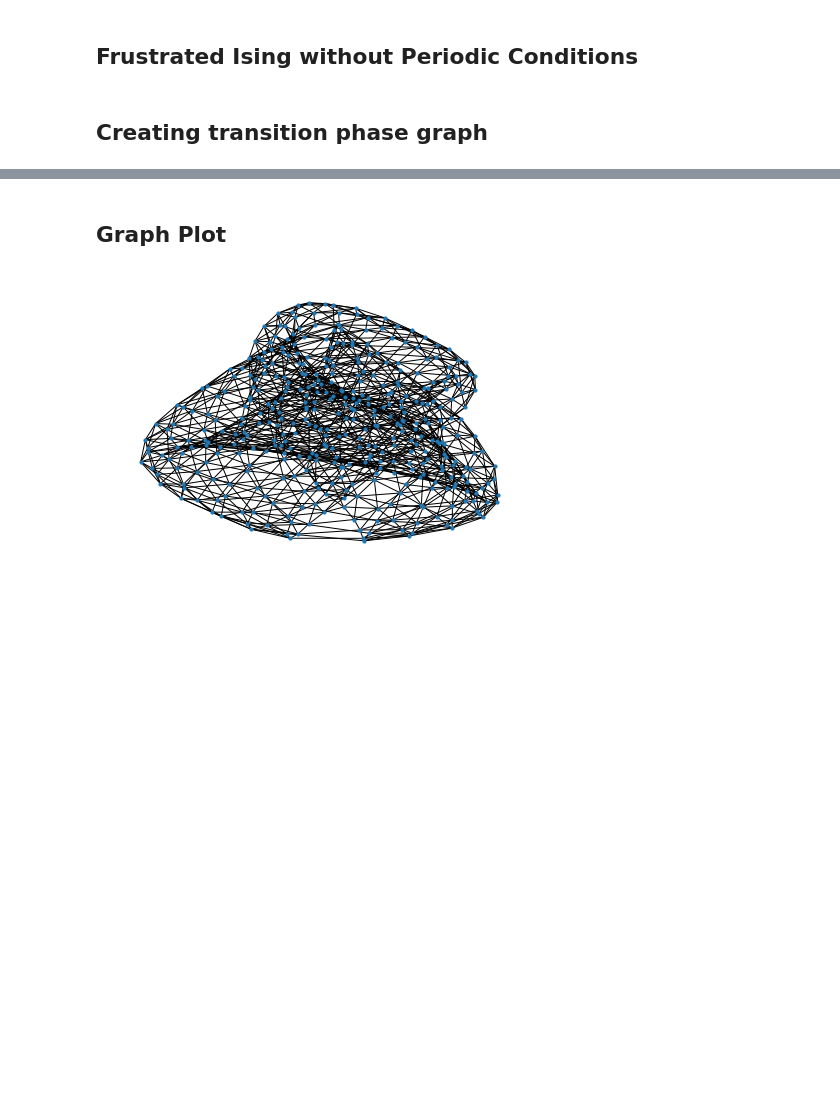
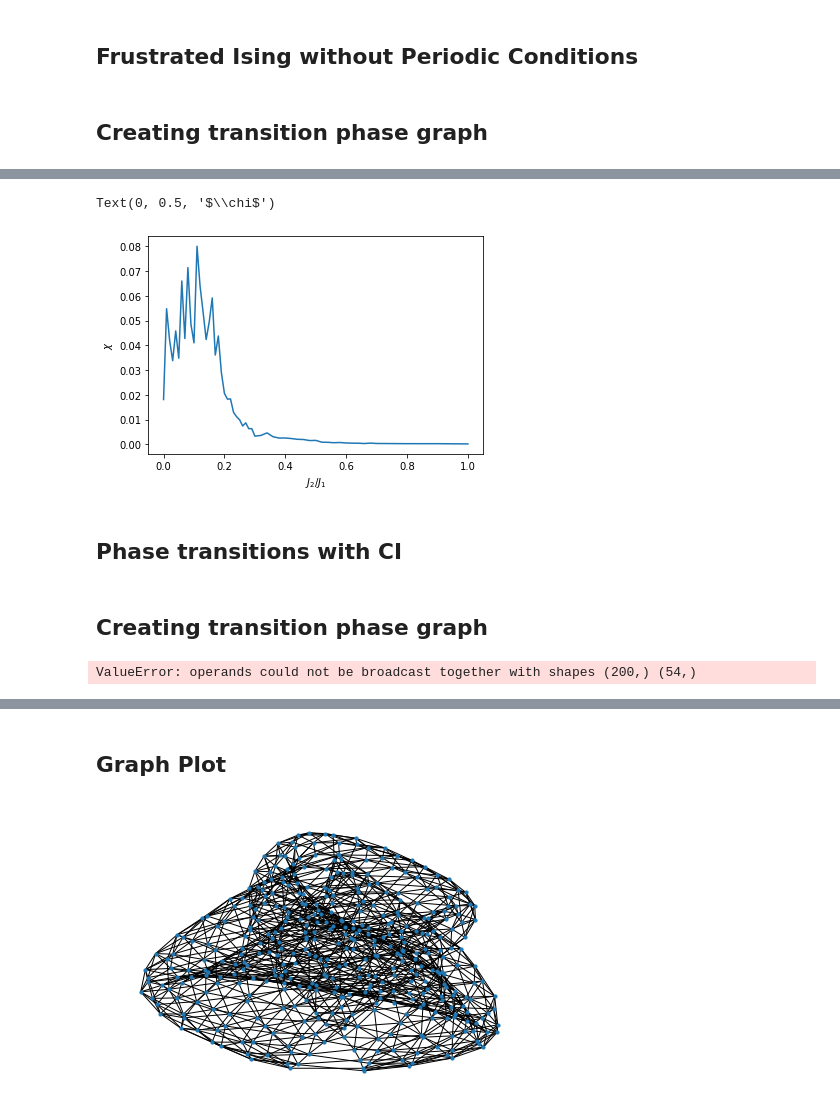
Before and after one commit to Wronsmin/Quantum-Computing, a Jupyter notebook: src/Ising/Ising_frustrated_Open.ipynb, the cells around one changed output, grey strips where cells are left out. Saved outputs shown, nothing was run; the diff lists cells and outputs as text; code cells hidden in the pictures; blank space fills up the shorter version.

```diff
--- a/src/Ising/Ising_frustrated_Open.ipynb
+++ b/src/Ising/Ising_frustrated_Open.ipynb
@@ -45,0 +79,9 @@ else:
+# %%
+plt.plot(np.abs(ratios), Chi)
+plt.xlabel(r'$J_2$/$J_1$')
+plt.ylabel(r'$\chi$')
+# %% [output]
+Text(0, 0.5, '$\\chi$')
+[figure, added]
+# %% [markdown]
+## Phase transitions with CI
@@ -45,0 +104,31 @@ else:
+# %% [markdown]
+## Creating transition phase graph
+# %%
+files = os.listdir(res_path + "CI/")
+
+M, E, Ch = [], [], []
+
+for file in files:
+    with open(res_path+ "CI/" + file, "rb") as file:
+            Magnetizations, Energies, Frequencies = pickle.load(file)
+
+    n = len(Magnetizations)
+
+    Mag, Chi, Ene = [], [], []
+
+    for i in range(n):
+        Magn = np.array(Magnetizations[i])
+        Freq = np.array(Frequencies[i])
+        En = np.array(Energies[i])
+
+        M_mean = (Magn * Freq).sum() / Freq.sum()
+        En_mean = (En * Freq).sum() / Freq.sum()
+        C = ((Magn - M_mean)**2 * Freq).sum() / Freq.sum()
+        Mag.append(M_mean)
+        Chi.append(C)
+        Ene.append(En_mean)
+
+
+    M.append(Mag), E.append(En), Ch.append(Chi)
+# %% [output]
+ValueError: operands could not be broadcast together with shapes (200,) (54,)
```
Also changed, not shown: parts of 14 cells of this notebook, 8 other files.
